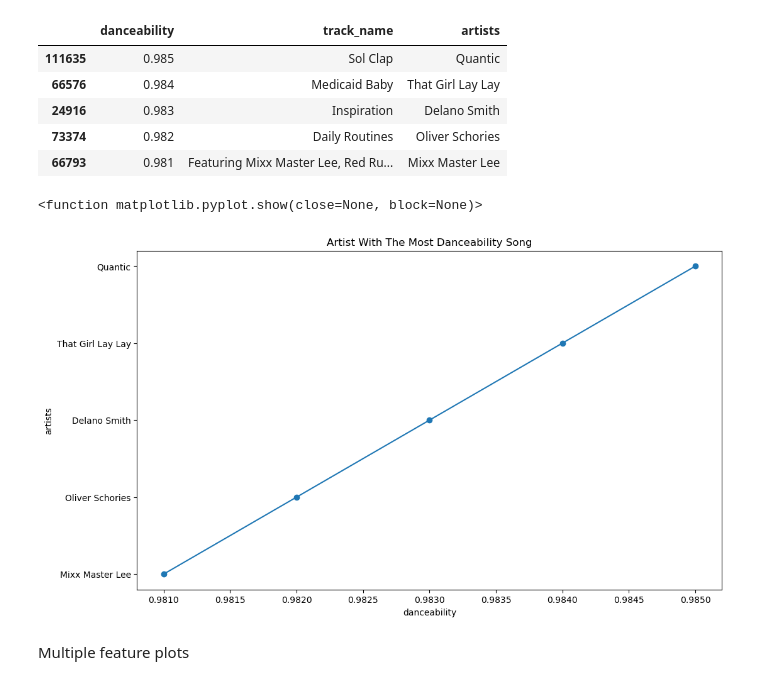
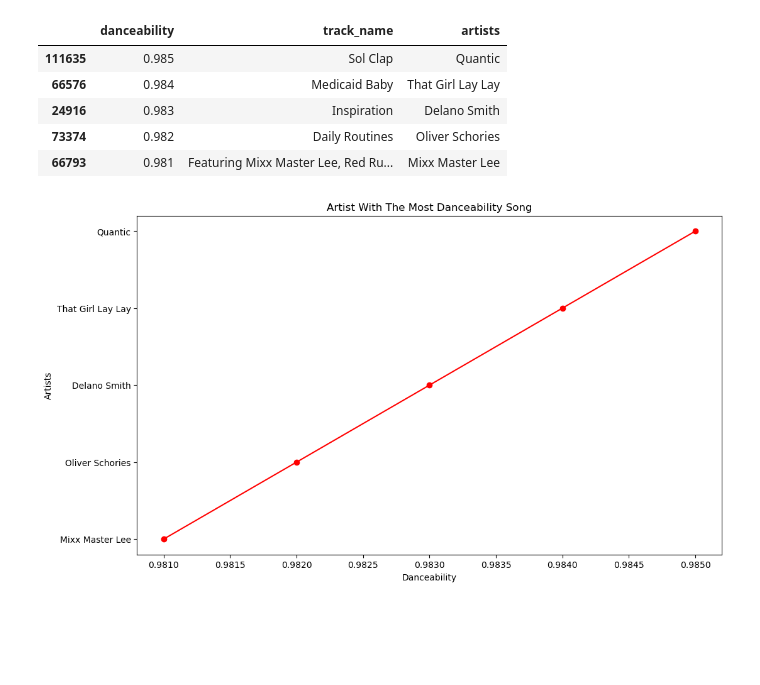
Before and after one commit to sslo12/Workshop_2_Airflow_ETL, a Jupyter notebook: Notebooks/EDA_spotify.ipynb, the cells around one changed output. Cells and saved outputs as stored; diff of their text form; code cells hidden in the pictures; blank space fills up the shorter version.

```diff
--- a/Notebooks/EDA_spotify.ipynb
+++ b/Notebooks/EDA_spotify.ipynb
@@ -154,11 +165,10 @@ artist_danceability_song
 # %%
 plt.figure(figsize=(12, 7))
 sns.scatterplot(x='danceability', y='artists', data=artist_danceability_song)
-plt.plot(artist_danceability_song['danceability'], artist_danceability_song['artists'], marker='o')
+plt.plot(artist_danceability_song['danceability'], artist_danceability_song['artists'], marker='o', color='red')
 plt.title('Artist With The Most Danceability Song')
-plt.show
+plt.xlabel('Danceability')
+plt.ylabel('Artists')
+plt.show()
 # %% [output]
-<function matplotlib.pyplot.show(close=None, block=None)>
-[figure, old version]
+[figure, new version]
-# %% [markdown]
-Multiple feature plots
```
Also changed, not shown: parts of 4 cells of this notebook, 1 other file.
